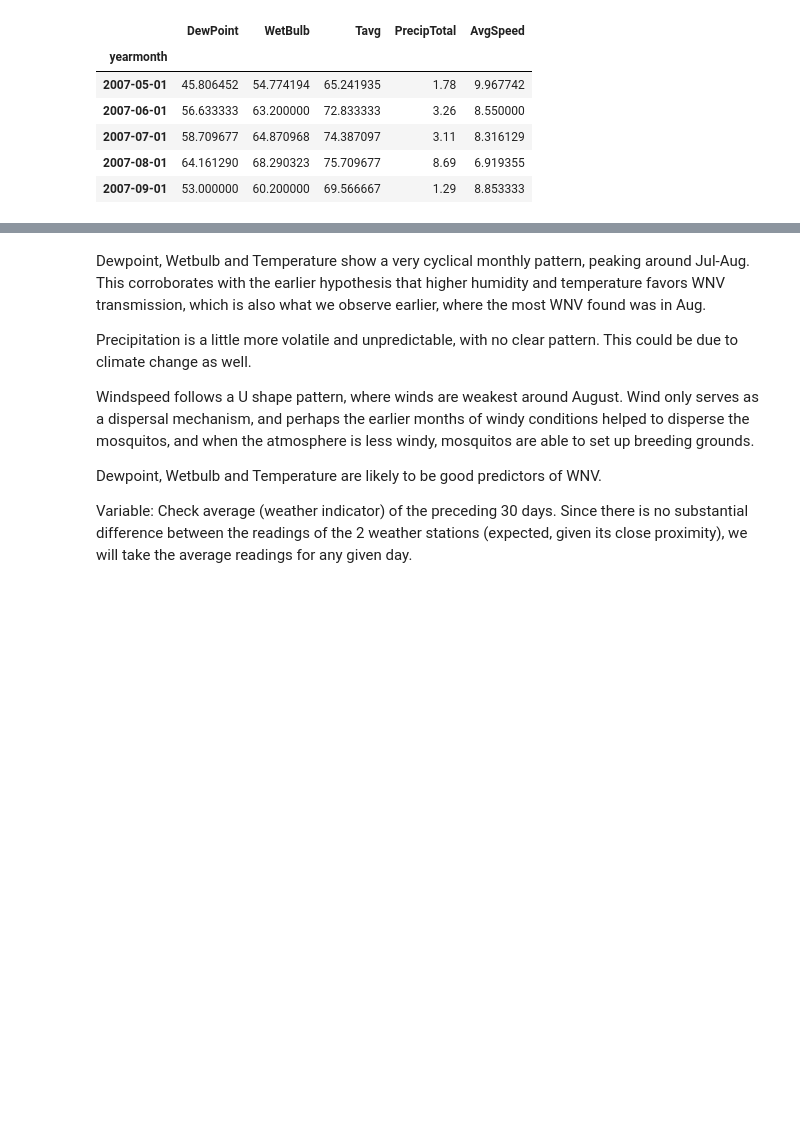
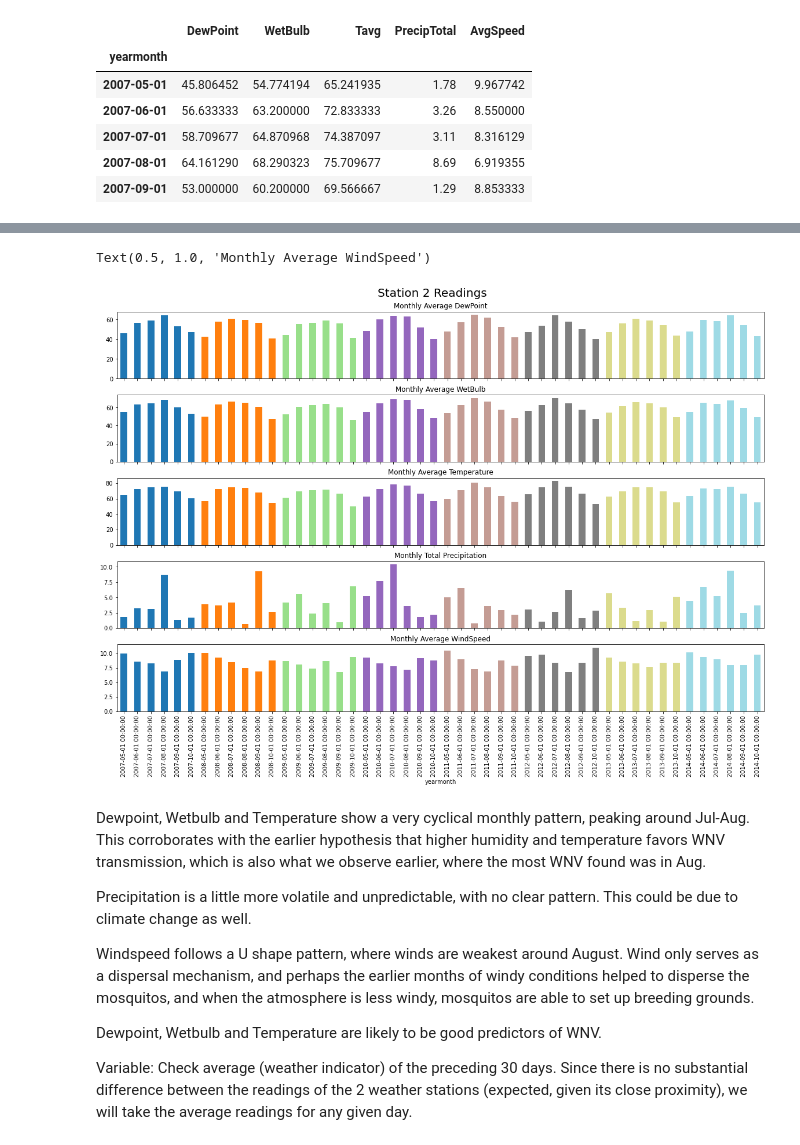
Before and after one commit to hongaik/PredictWestNileVirus, a Jupyter notebook: code/1_EDA.ipynb, the cells around one changed output, grey strips where cells are left out. Drawn from its saved outputs; the diff is of its cells as text; code cells hidden in the pictures; blank space fills up the shorter version.

```diff
--- a/code/1_EDA.ipynb
+++ b/code/1_EDA.ipynb
@@ -445,3 +496,30 @@ Text(0.5, 1.0, 'Monthly Average WindSpeed')
+# %%
+fig,ax = plt.subplots(figsize=(16,12), nrows=5, sharex=True, constrained_layout=True)
+fig.suptitle('Station 2 Readings', fontsize=20)
+
+yrs = np.unique(weather2_groupby.index.year)
+c = cm.get_cmap('tab20', len(yrs))
+yrClr = np.zeros((len(weather2_groupby.index.year),4))
+for i, v in enumerate(yrs):
+    yrClr[weather2_groupby.index.year==v,:]=c.colors[i,:]
+
+ax[0] = weather2_groupby['DewPoint'].plot(kind='bar', color=yrClr, ax=ax[0])
+ax[0].set_title('Monthly Average DewPoint')
+
+ax[1] = weather2_groupby['WetBulb'].plot(kind='bar', color=yrClr, ax=ax[1])
+ax[1].set_title('Monthly Average WetBulb')
+
+ax[2] = weather2_groupby['Tavg'].plot(kind='bar', color=yrClr, ax=ax[2])
+ax[2].set_title('Monthly Average Temperature')
+
+ax[3] = weather2_groupby['PrecipTotal'].plot(kind='bar', color=yrClr, ax=ax[3])
+ax[3].set_title('Monthly Total Precipitation')
+
+ax[4] = weather2_groupby['AvgSpeed'].plot(kind='bar', color=yrClr, ax=ax[4])
+ax[4].set_title('Monthly Average WindSpeed')
+# %% [output]
+Text(0.5, 1.0, 'Monthly Average WindSpeed')
+[figure, added]
 # %% [markdown]
 Dewpoint, Wetbulb and Temperature show a very cyclical monthly pattern, peaking around Jul-Aug. This corroborates with the earlier hypothesis that higher humidity and temperature favors WNV transmission, which is also what we observe earlier, where the most WNV found was in Aug.
 
```
Also changed, not shown: parts of 36 cells of this notebook, 8 other files.
